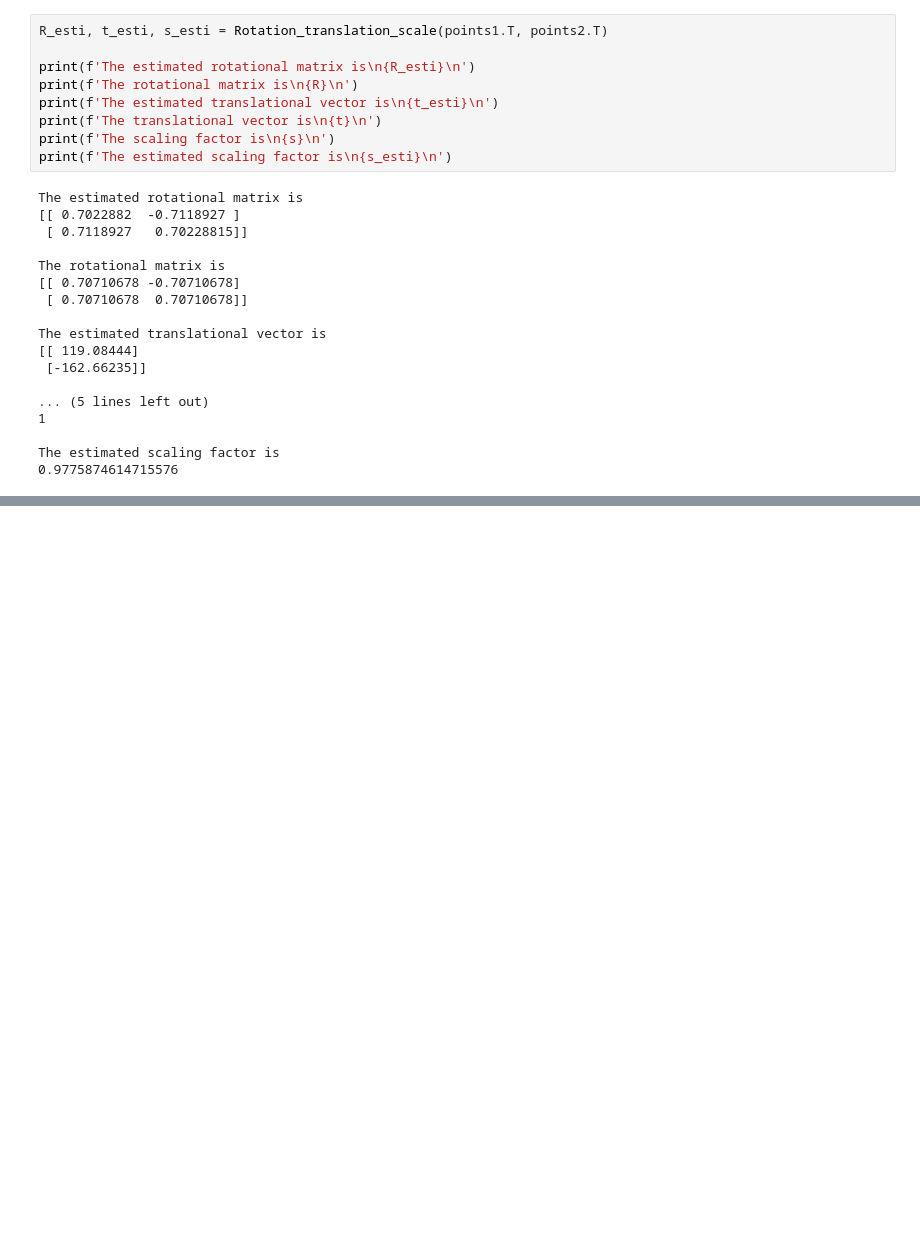
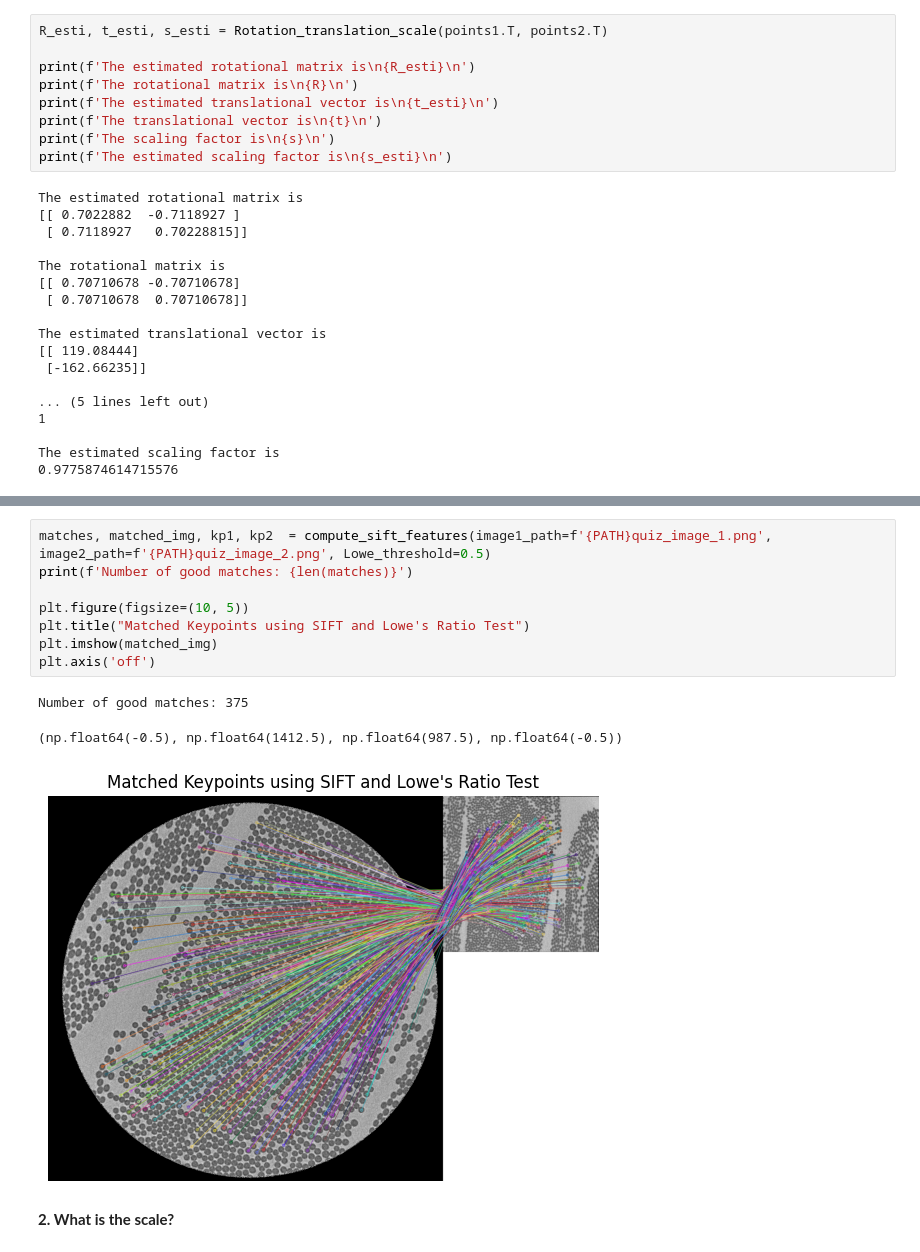
Before and after one commit to MadsPrip1/02506-Advanced-image-analysis, a Jupyter notebook: Week3/week3.ipynb, the cells around one changed output, grey strips where cells are left out. Cells and saved outputs as stored; diff of their text form; blank space fills up the shorter version.

```diff
--- a/Week3/week3.ipynb
+++ b/Week3/week3.ipynb
@@ -398,0 +488,14 @@ Text(0.5, 1.0, 'Zoomed-in Keypoints')
+# %%
+matches, matched_img, kp1, kp2  = compute_sift_features(image1_path=f'{PATH}quiz_image_1.png', image2_path=f'{PATH}quiz_image_2.png', Lowe_threshold=0.5)
+print(f'Number of good matches: {len(matches)}')
+
+plt.figure(figsize=(10, 5))
+plt.title("Matched Keypoints using SIFT and Lowe's Ratio Test")
+plt.imshow(matched_img)
+plt.axis('off')
+# %% [output]
+Number of good matches: 375
+(np.float64(-0.5), np.float64(1412.5), np.float64(987.5), np.float64(-0.5))
+[figure, added]
+# %% [markdown]
+**2.  What is the scale?**
```
Also changed, not shown: parts of 13 cells of this notebook, 1 other file.
